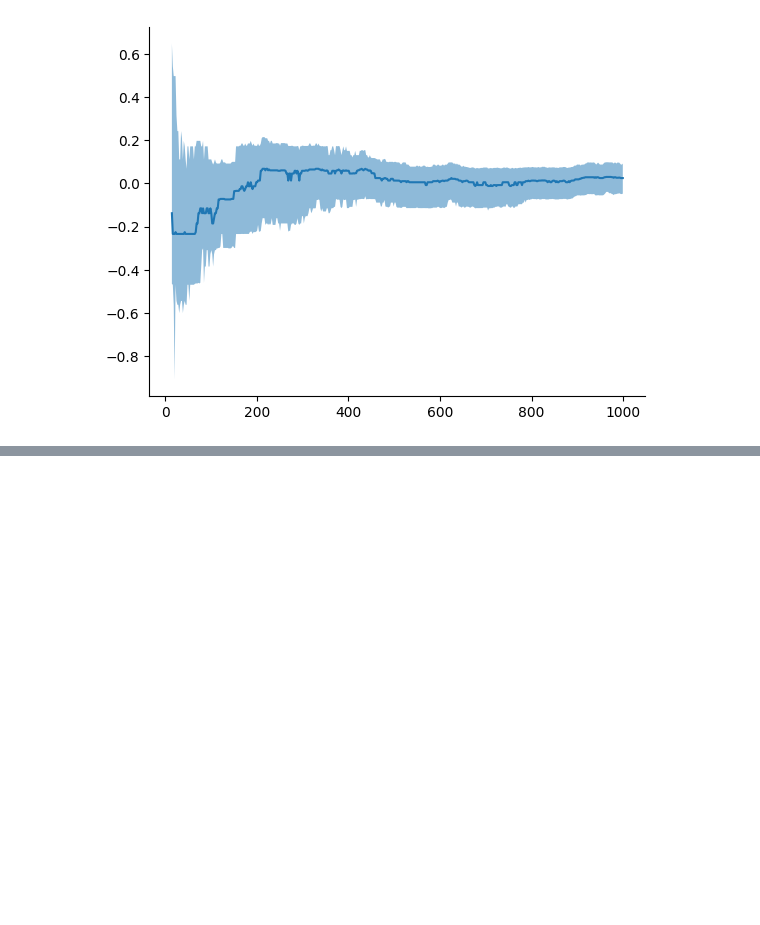
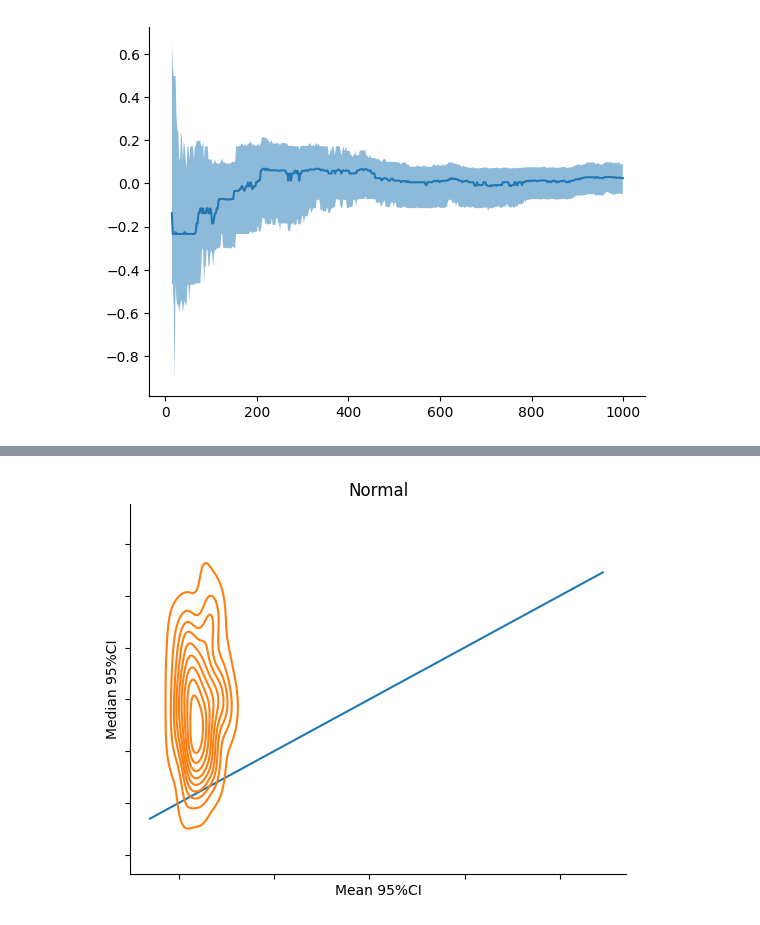
Before and after one commit to sanjaymjoshi/relistats, a Jupyter notebook: example/explore_median_confidence.ipynb, the cells around one changed output, grey strips where cells are left out. Drawn from its saved outputs; the diff is of its cells as text; code cells hidden in the pictures; blank space fills up the shorter version.

```diff
--- a/example/explore_median_confidence.ipynb
+++ b/example/explore_median_confidence.ipynb
@@ -68,0 +118,4 @@ ax.spines[['right', 'top']].set_visible(False)
+# %%
+means_vs_medians("Normal", stats.norm)
+# %% [output]
+[figure, added]
```
Also changed, not shown: parts of 2 cells of this notebook, 1 other file.
